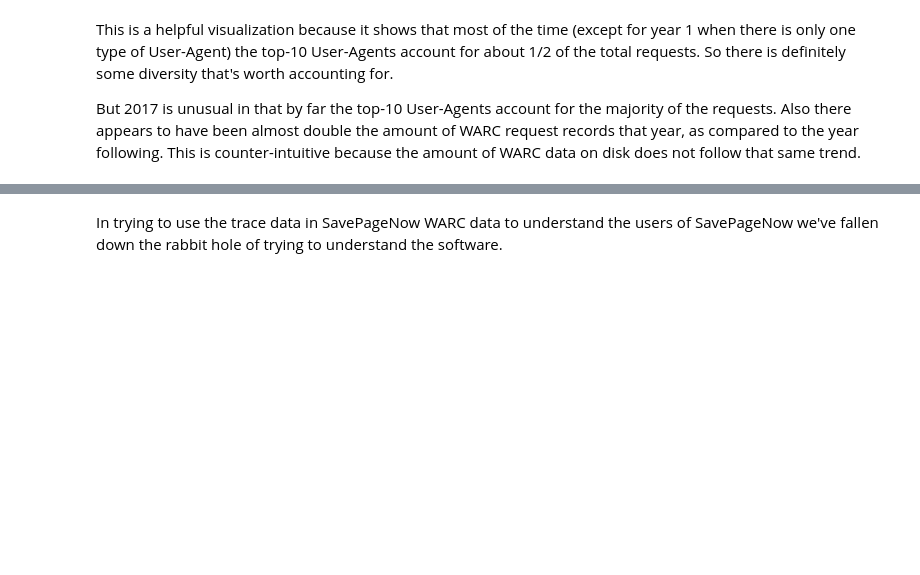
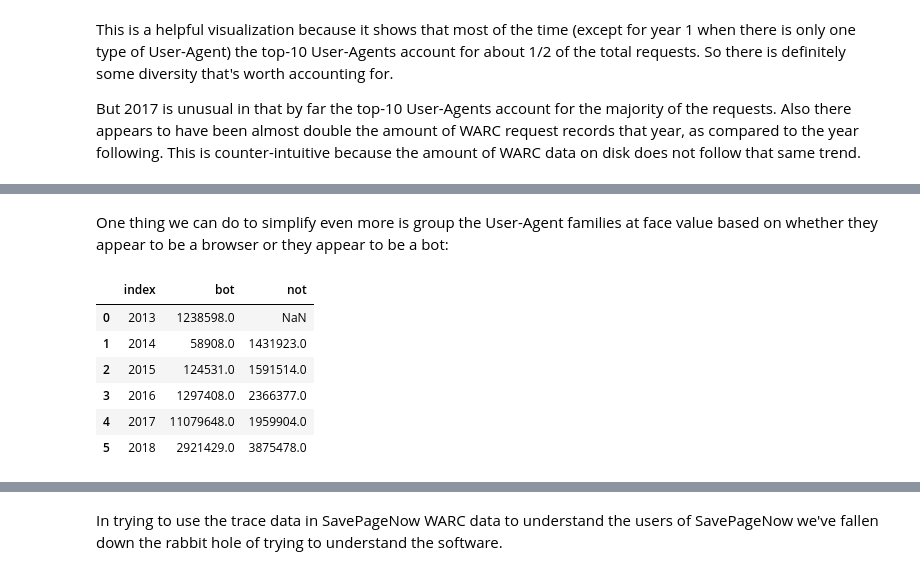
Before and after one commit to edsu/spn, a Jupyter notebook: notebooks/UserAgents.ipynb, the cells around one changed output, grey strips where cells are left out. Cells and saved outputs as stored; diff of their text form; code cells hidden in the pictures; blank space fills up the shorter version.

```diff
--- a/notebooks/UserAgents.ipynb
+++ b/notebooks/UserAgents.ipynb
@@ -353,0 +433,8 @@ parse_ua('curl/7.55.1')
+# %%
+top_10_uas = set()
+for year in range(2013, 2019):
+    y = str(year)
+    for ua in ua_fams.sort_values(by=y, ascending=False).head(10).index:
+        top_10_uas.add(ua)
+
+top_10_uas
@@ -353,0 +461,37 @@ parse_ua('curl/7.55.1')
+# %% [markdown]
+One thing we can do to simplify even more is group the User-Agent families at face value based on whether they appear to be a browser or they appear to be a bot:
+# %%
+bots = [
+    "OpenBSD ftp"
+    "Python Requests",
+    "UptimeRobot",
+    "Wget",
+    "archive.org_bot",
+    "curl",
+    "okhttp"
+]
+
+bot_or_not = {"bot": {}, "not": {}}
+for ua in top_10_uas:
+    if ua in bots:
+        label = "bot"
+    else:
+        label = "not"
+    for year in range(2013, 2019):
+        y = str(year)
+        if ua_fams.loc[ua][y] > 0:
+            if y in bot_or_not[label]:
+                bot_or_not[label][y] += ua_fams.loc[ua][y]
+            else:
+                bot_or_not[label][y] = ua_fams.loc[ua][y]
+
+bot_or_not = pandas.DataFrame.from_dict(bot_or_not).reset_index()
+bot_or_not
+# %% [output]
+|  | index | bot | not |
+| 0 | 2013 | 1238598.0 | NaN |
+| 1 | 2014 | 58908.0 | 1431923.0 |
+| 2 | 2015 | 124531.0 | 1591514.0 |
+| 3 | 2016 | 1297408.0 | 2366377.0 |
+| 4 | 2017 | 11079648.0 | 1959904.0 |
+| 5 | 2018 | 2921429.0 | 3875478.0 |
```
Also changed, not shown: parts of 20 cells of this notebook, 1 other file.
